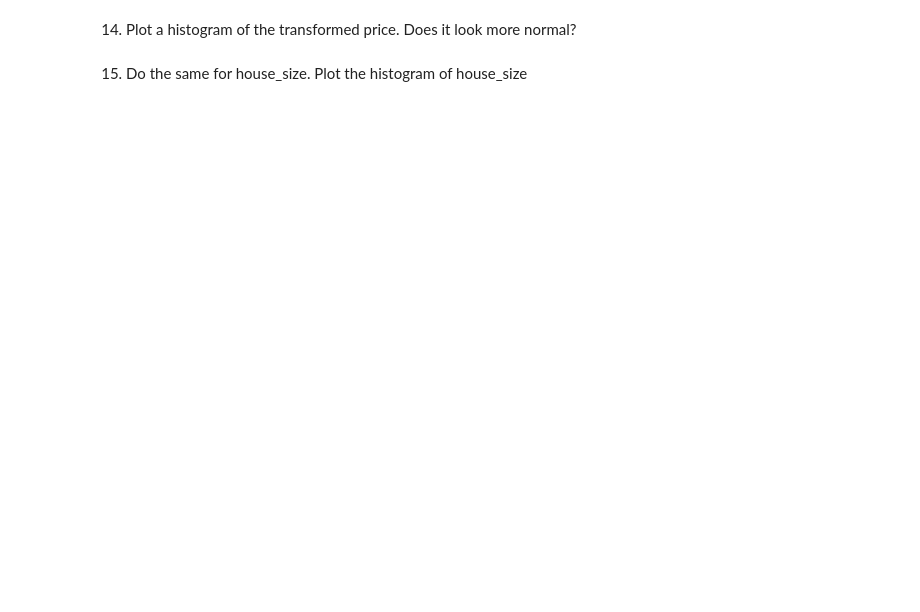
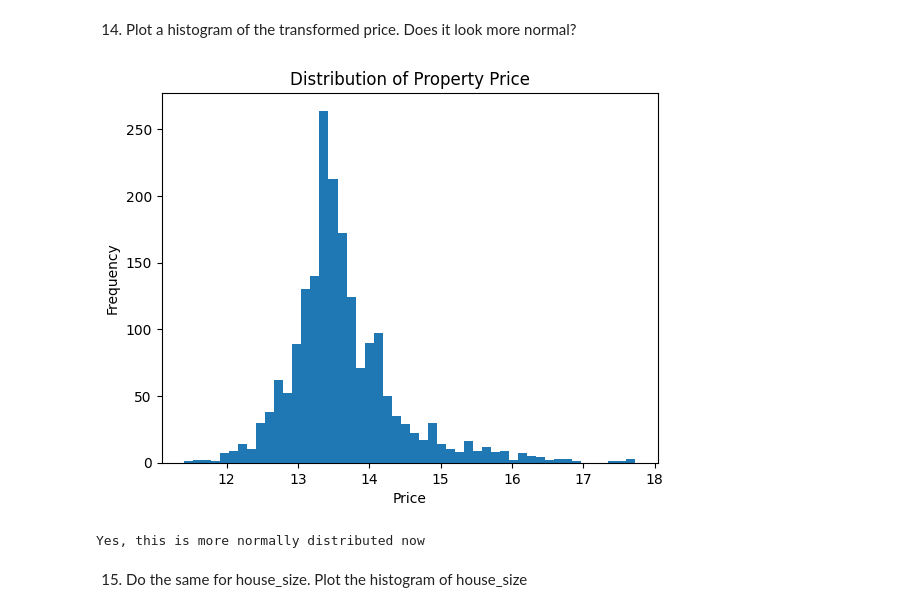
Before and after one commit to diallos-tech/Clarkson_Data_Science, a Jupyter notebook: ML Datasets/Diallo_HW_5.ipynb, the cells around one changed output. Drawn from its saved outputs; the diff is of its cells as text; code cells hidden in the pictures; blank space fills up the shorter version.

```diff
--- a/ML Datasets/Diallo_HW_5.ipynb
+++ b/ML Datasets/Diallo_HW_5.ipynb
@@ -182,2 +190,12 @@ print("""Your answer here""")
+# %%
+plt.hist(np.log(data['price']), bins=50)
+plt.title('Distribution of Property Price')
+plt.ylabel('Frequency')
+plt.xlabel('Price')
+plt.show()
+print("""Yes, this is more normally distributed now""")
+# %% [output]
+[figure, added]
+Yes, this is more normally distributed now
 # %% [markdown]
 15. Do the same for house_size. Plot the histogram of house_size
```
Also changed, not shown: parts of 84 cells of this notebook, 14 other files.
